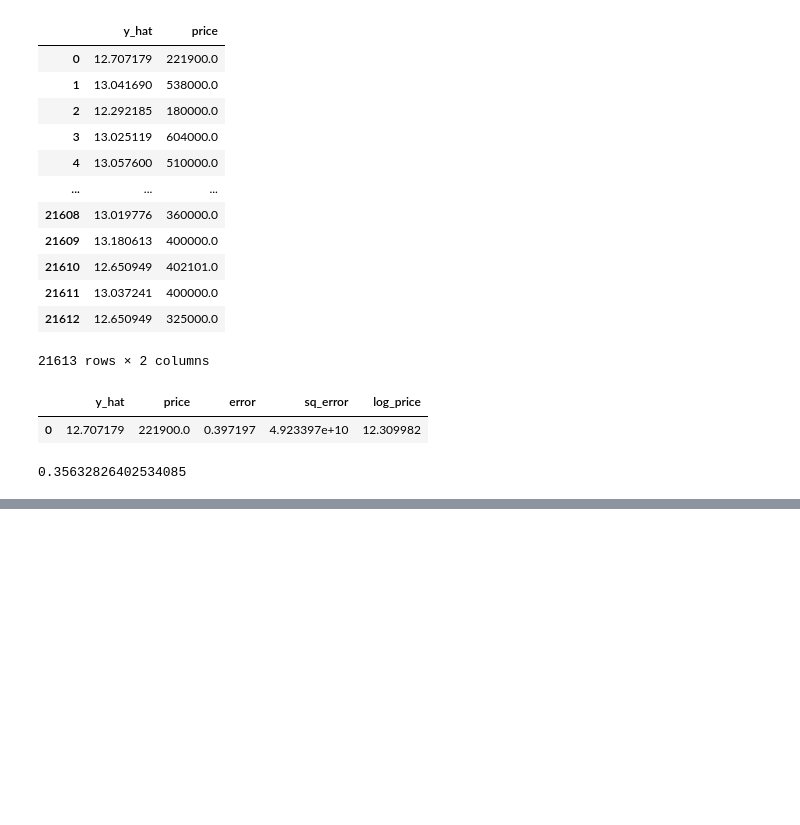
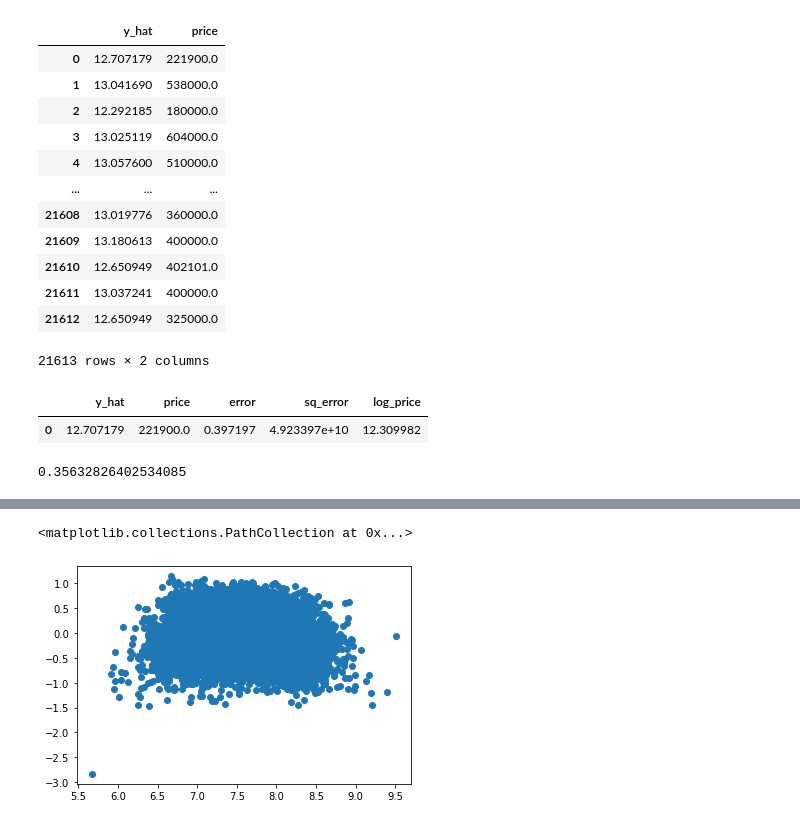
Before and after one commit to leningschulich/schulich_data_science, a Jupyter notebook: assignment3.ipynb, the cells around one changed output, grey strips where cells are left out. Cells and saved outputs as stored; diff of their text form; code cells hidden in the pictures; blank space fills up the shorter version.

```diff
--- a/assignment3.ipynb
+++ b/assignment3.ipynb
@@ -236,0 +276,5 @@ np.sqrt(res['sq_error'].mean())
+# %%
+plt.scatter(kc['log_sqft_living'],res['error'])
+# %% [output]
+<matplotlib.collections.PathCollection at 0x...>
+[figure, added]
```
Also changed, not shown: parts of 38 cells of this notebook.
